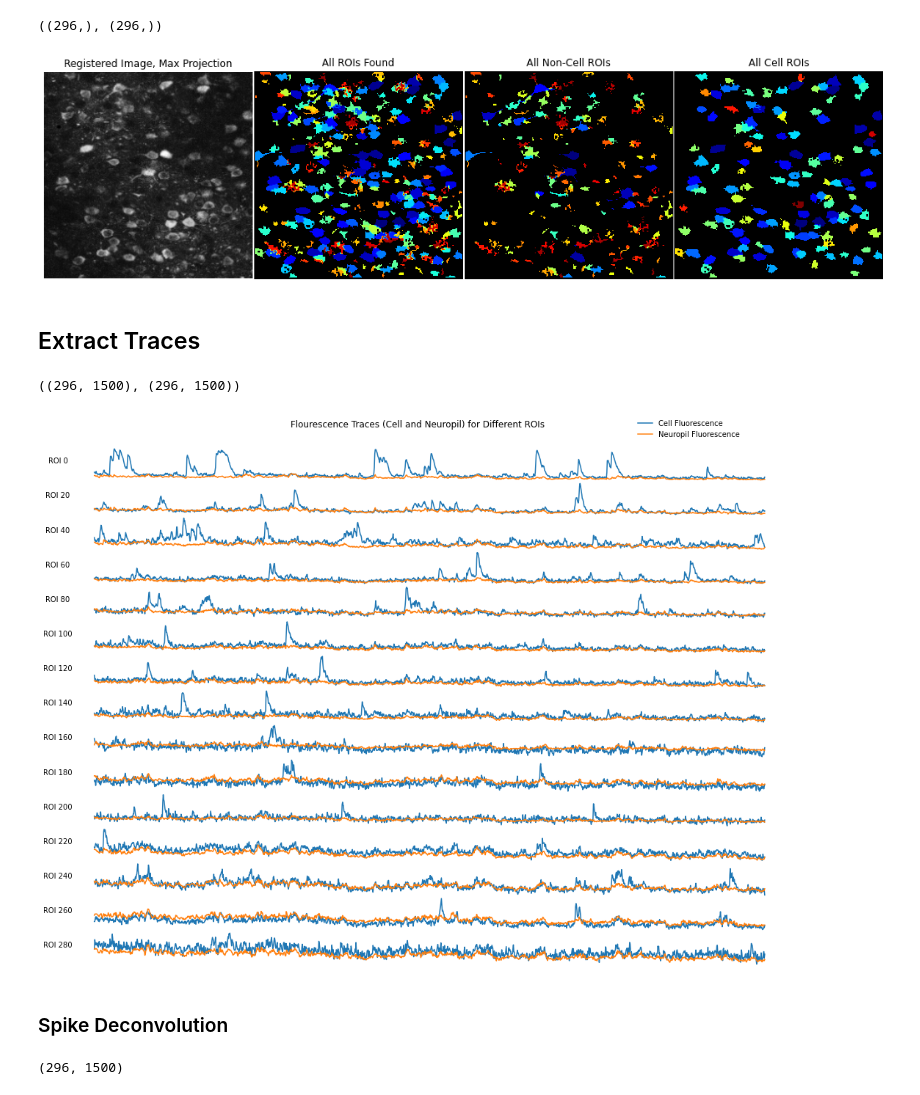
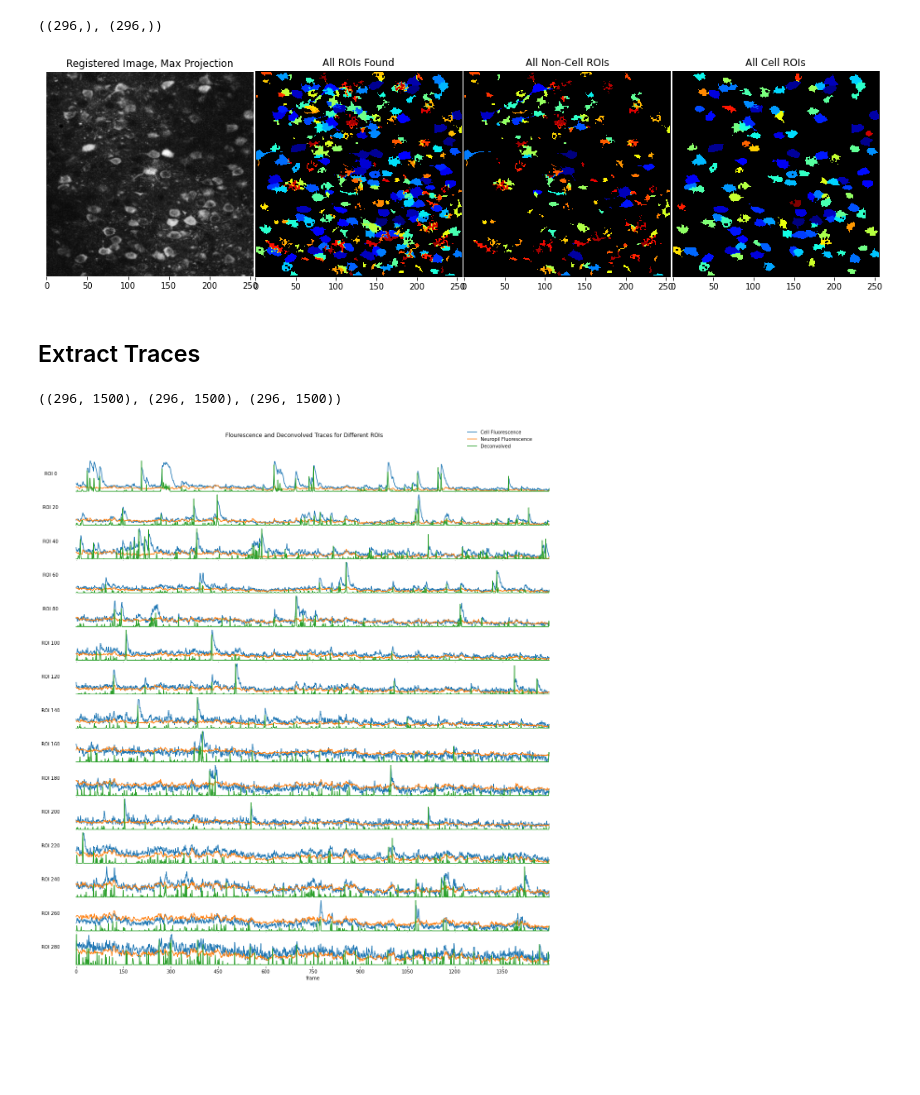
Before and after one commit to MouseLand/suite2p, a Jupyter notebook: jupyter/Run Suite2p.ipynb, the cells around one changed output. Saved outputs shown, nothing was run; the diff lists cells and outputs as text; code cells hidden in the pictures; blank space fills up the shorter version.

Commit message:
Plotted the spikes on top of the fluroescence traces in notebook

```diff
--- a/jupyter/Run Suite2p.ipynb
+++ b/jupyter/Run Suite2p.ipynb
@@ -19,7 +19,6 @@ mpl.rcParams.update({
     'figure.subplot.hspace': .01,
     'figure.figsize': (18, 13),
     'ytick.major.left': False,
-    'xtick.major.bottom': False,
 })
 jet = mpl.cm.get_cmap('jet')
 jet.set_bad(color='k')
@@ -161,32 +164,38 @@ plt.subplot(1, 4, 4)
 plt.imshow(np.nanmax(im[iscell], axis=0), cmap='jet')
 plt.title("All Cell ROIs");
 # %% [output]
-[figure, old version]
+[figure, new version]
 # %% [markdown]
 ## Extract Traces
 # %%
 f_cells = np.load(Path(output_op['save_path']).joinpath('F.npy'))
 f_neuropils = np.load(Path(output_op['save_path']).joinpath('Fneu.npy'))
-f_cells.shape, f_neuropils.shape
+spks = np.load(Path(output_op['save_path']).joinpath('spks.npy'))
+f_cells.shape, f_neuropils.shape, spks.shape
 # %% [output]
-((296, 1500), (296, 1500))
+((296, 1500), (296, 1500), (296, 1500))
 # %%
-plt.suptitle("Flourescence Traces (Cell and Neuropil) for Different ROIs", y=0.92);
-
+plt.figure(figsize=[20,20])
+plt.suptitle("Flourescence and Deconvolved Traces for Different ROIs", y=0.92);
 rois = np.arange(len(f_cells))[::20]
 for i, roi in enumerate(rois):
     plt.subplot(len(rois), 1, i+1, )
-    plt.plot(f_cells[roi], label="Cell Fluorescence")
-    plt.plot(f_neuropils[roi], label="Neuropil Fluorescence")
+    f = f_cells[roi]
+    f_neu = f_neuropils[roi]
+    sp = spks[roi]
+    # Adjust spks range to match range of fluroescence traces
+    fmax = np.maximum(f.max(), f_neu.max())
+    fmin = np.minimum(f.min(), f_neu.min())
+    frange = fmax - fmin
+    sp /= sp.max()
+    sp *= frange
+    plt.plot(f, label="Cell Fluorescence")
+    plt.plot(f_neu, label="Neuropil Fluorescence")
+    plt.plot(sp + fmin, label="Deconvolved")
+    plt.xticks(np.arange(0, f_cells.shape[1], f_cells.shape[1]/10))
     plt.ylabel(f"ROI {roi}", rotation=0)
+    plt.xlabel("frame")
     if i == 0:
         plt.legend(bbox_to_anchor=(0.93, 2))
 # %% [output]
-[figure, old version]
+[figure, new version]
-# %% [markdown]
-### Spike Deconvolution
-# %%
-spks = np.load(Path(output_op['save_path']).joinpath('spks.npy'))
-spks.shape
-# %% [output]
-(296, 1500)
```
Also changed, not shown: parts of 12 cells of this notebook.
